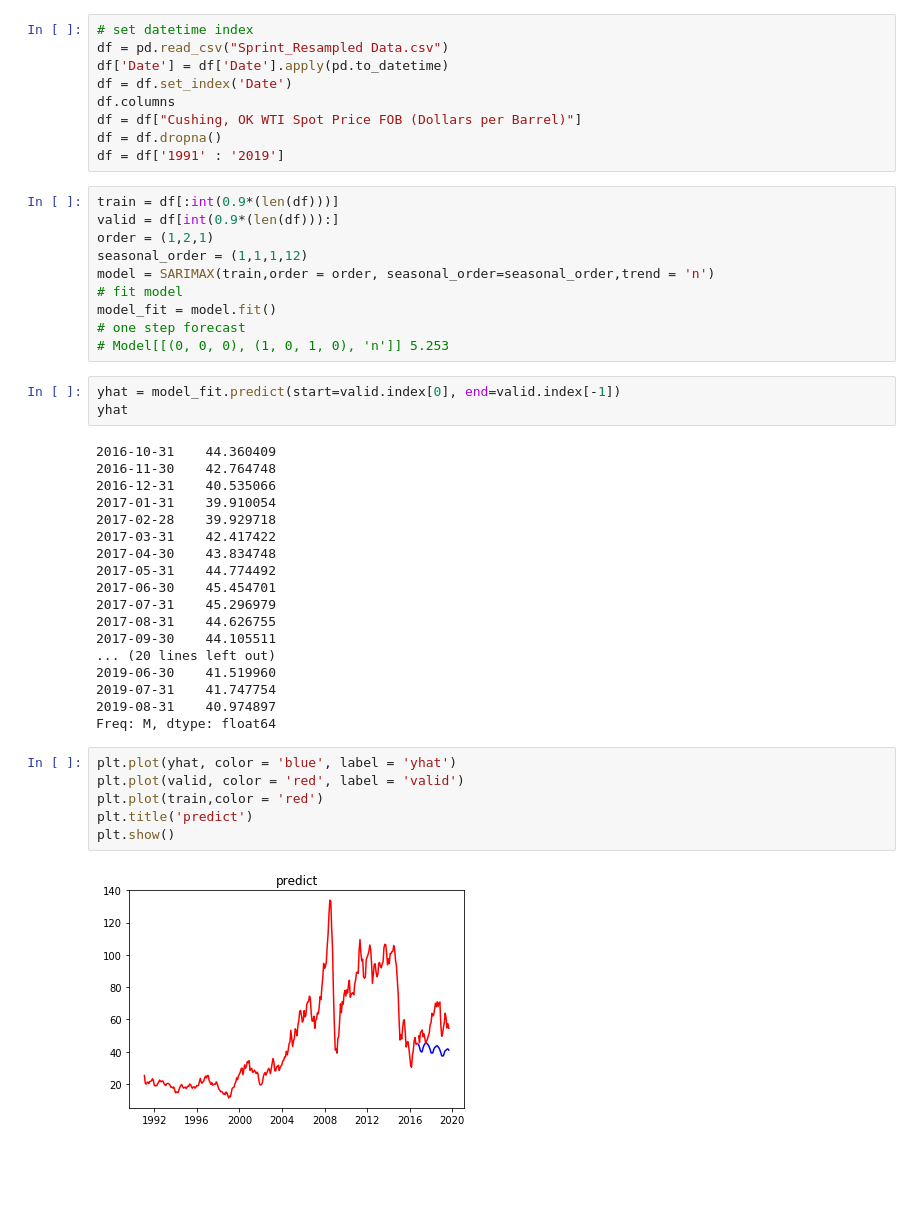
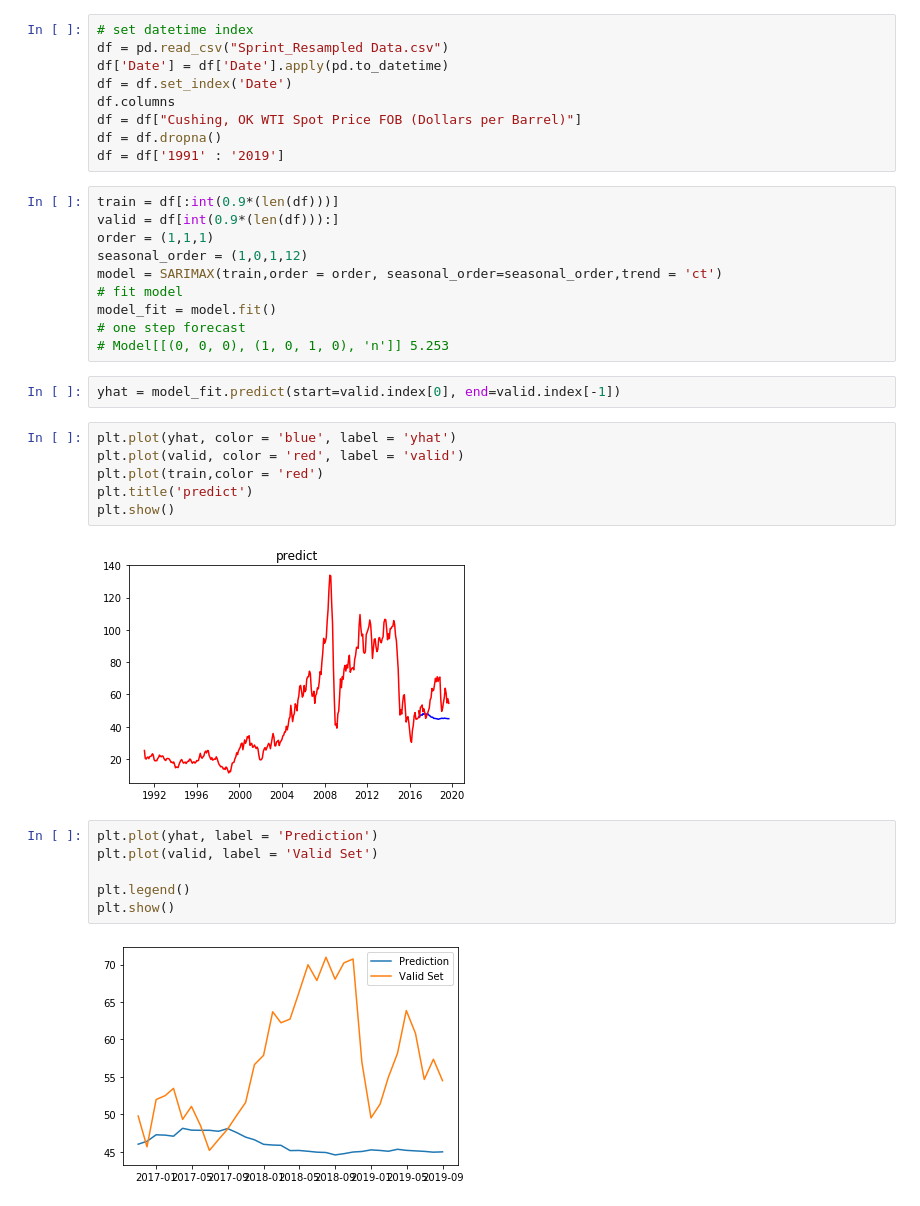
Before and after one commit to VeeLeeKoh/inventors_sprint, a Jupyter notebook: SARIMAX.ipynb, the cells around one changed output. Saved outputs shown, nothing was run; the diff lists cells and outputs as text; blank space fills up the shorter version.

```diff
--- a/SARIMAX.ipynb
+++ b/SARIMAX.ipynb
@@ -19,34 +19,15 @@ df = df['1991' : '2019']
 # %%
 train = df[:int(0.9*(len(df)))]
 valid = df[int(0.9*(len(df))):]
-order = (1,2,1)
-seasonal_order = (1,1,1,12)
-model = SARIMAX(train,order = order, seasonal_order=seasonal_order,trend = 'n')
+order = (1,1,1)
+seasonal_order = (1,0,1,12)
+model = SARIMAX(train,order = order, seasonal_order=seasonal_order,trend = 'ct')
 # fit model
 model_fit = model.fit()
 # one step forecast
 # Model[[(0, 0, 0), (1, 0, 1, 0), 'n']] 5.253
 # %%
 yhat = model_fit.predict(start=valid.index[0], end=valid.index[-1])
-yhat
-# %% [output]
-2016-10-31    44.360409
-2016-11-30    42.764748
-2016-12-31    40.535066
-2017-01-31    39.910054
-2017-02-28    39.929718
-2017-03-31    42.417422
-2017-04-30    43.834748
-2017-05-31    44.774492
-2017-06-30    45.454701
-2017-07-31    45.296979
-2017-08-31    44.626755
-2017-09-30    44.105511
-... (20 lines left out)
-2019-06-30    41.519960
-2019-07-31    41.747754
-2019-08-31    40.974897
-Freq: M, dtype: float64
 # %%
 plt.plot(yhat, color = 'blue', label = 'yhat')
 plt.plot(valid, color = 'red', label = 'valid')
@@ -54,4 +35,12 @@ plt.plot(train,color = 'red')
 plt.title('predict')
 plt.show()
 # %% [output]
-[figure, old version]
+[figure, new version]
+# %%
+plt.plot(yhat, label = 'Prediction')
+plt.plot(valid, label = 'Valid Set')
+
+plt.legend()
+plt.show()
+# %% [output]
+[figure, added]
```
Also changed, not shown: parts of 5 cells of this notebook, 1 other file.
